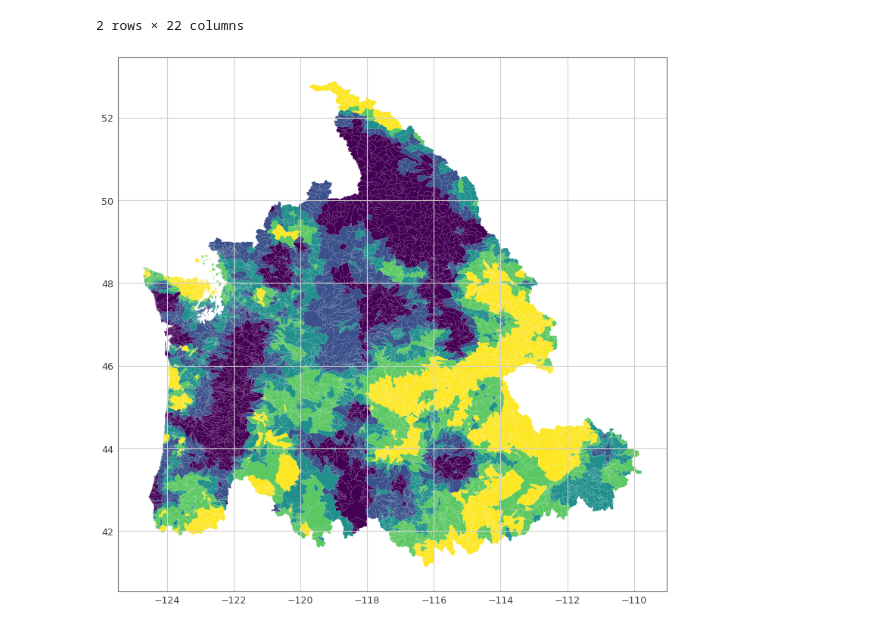
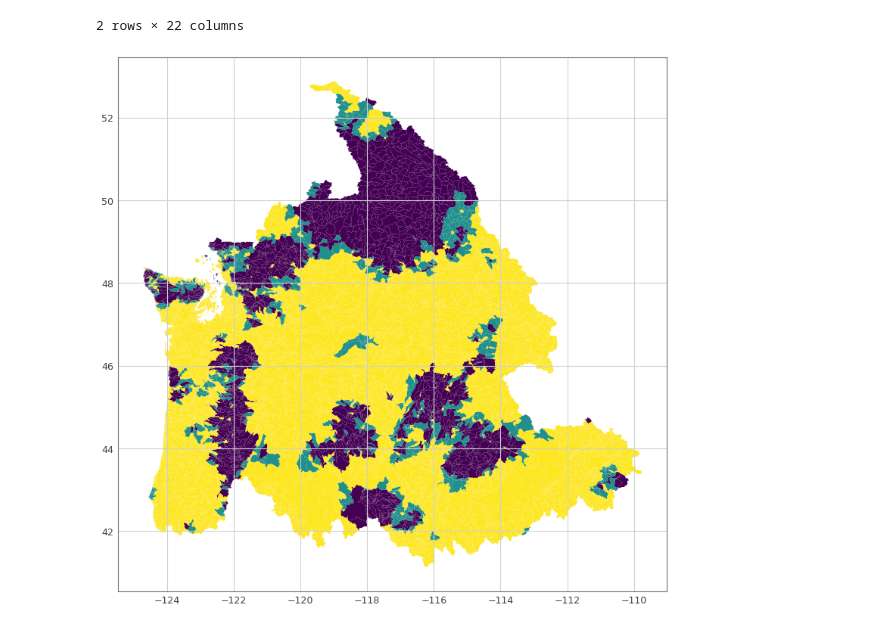
Before and after one commit to hydrofcst/luit, a Jupyter notebook: spatialPNWanim.ipynb, the cells around one changed output. Saved outputs shown, nothing was run; the diff lists cells and outputs as text; code cells hidden in the pictures.

```diff
--- a/spatialPNWanim.ipynb
+++ b/spatialPNWanim.ipynb
@@ -43,17 +43,17 @@ segdat.head(2)
 # %%
 def spatialplot(tindex):
     summasel = summaout.isel(time = tindex)['pptrate'].drop('time').to_dataframe()
     summasel['hru_id2'] = summasel.index
     polydat2 = pd.merge(polydat, summasel)
 
     #Plot
     fig, ax = plt.subplots(1, figsize=(13, 13))
     polydat2.plot(ax = ax, column = 'pptrate', cmap='viridis_r', scheme='quantiles')  #Plots the polygons
     plt.show()
     return(fig)
 
-spatialplot(11)
+fig = spatialplot(110)
 # %% [output]
-[figure, old version]
+[figure, new version]
 # %%
 def animate(i):
```
Also changed, not shown: parts of 1 cell of this notebook.
